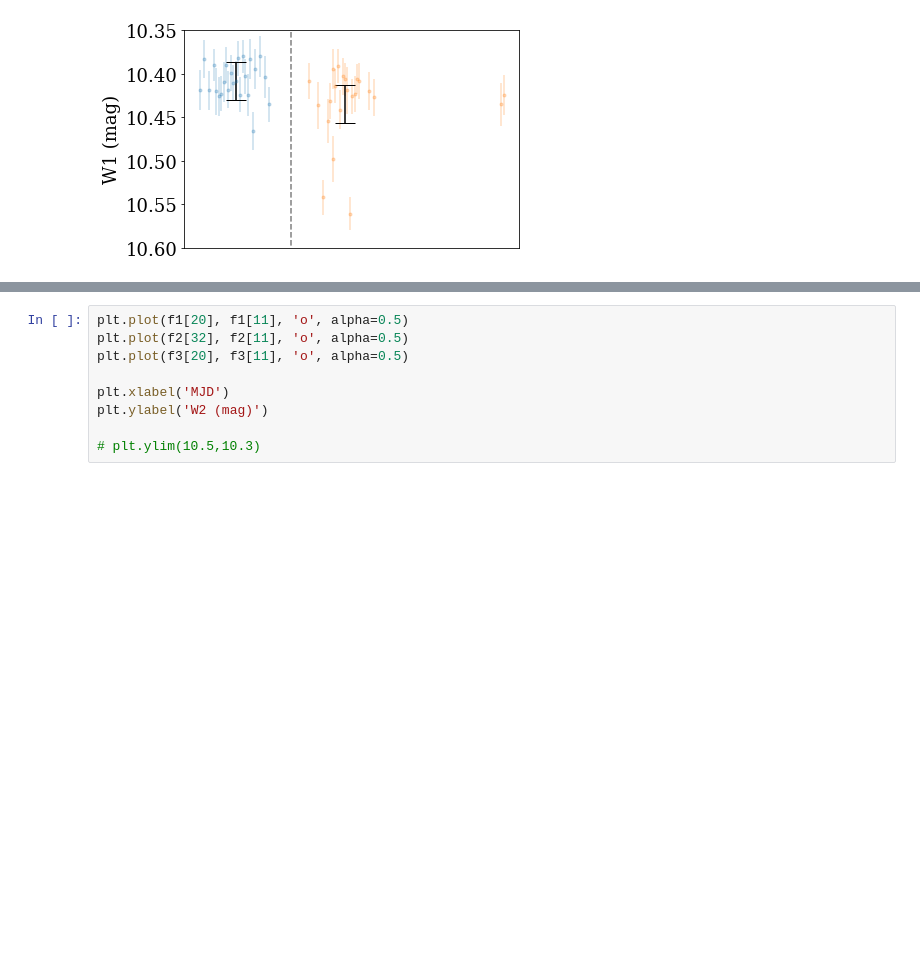
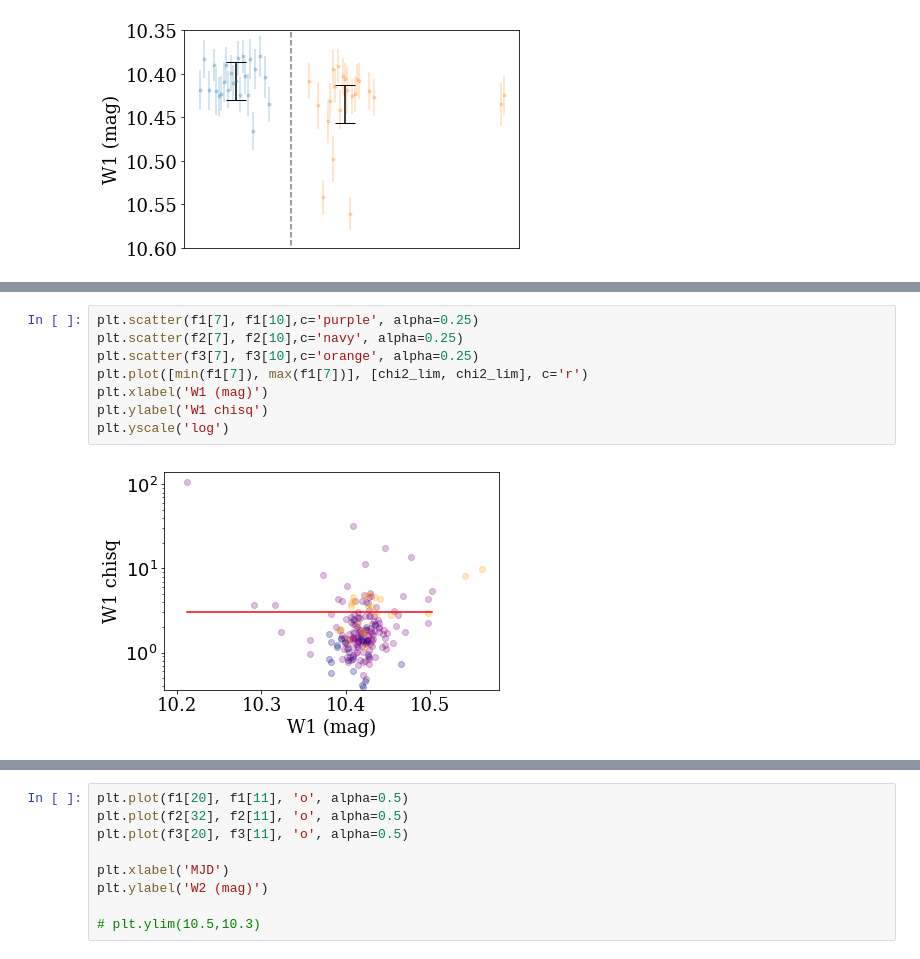
Before and after one commit to jradavenport/WISE_Boyajian, a Jupyter notebook: quicklook.ipynb, the cells around one changed output, grey strips where cells are left out. Drawn from its saved outputs; the diff is of its cells as text; blank space fills up the shorter version.

```diff
--- a/quicklook.ipynb
+++ b/quicklook.ipynb
@@ -118,3 +134,13 @@ plt.savefig('W1_relflux.png', dpi=150, bbox_inches='tight', pad_inches=0.25)
+# %%
+plt.scatter(f1[7], f1[10],c='purple', alpha=0.25)
+plt.scatter(f2[7], f2[10],c='navy', alpha=0.25)
+plt.scatter(f3[7], f3[10],c='orange', alpha=0.25)
+plt.plot([min(f1[7]), max(f1[7])], [chi2_lim, chi2_lim], c='r')
+plt.xlabel('W1 (mag)')
+plt.ylabel('W1 chisq')
+plt.yscale('log')
+# %% [output]
+[figure, added]
 # %%
 ### now go through and make zoom-in plots like Riley did!
 plt.figure()
```
Also changed, not shown: parts of 4 cells of this notebook, 8 other files.
